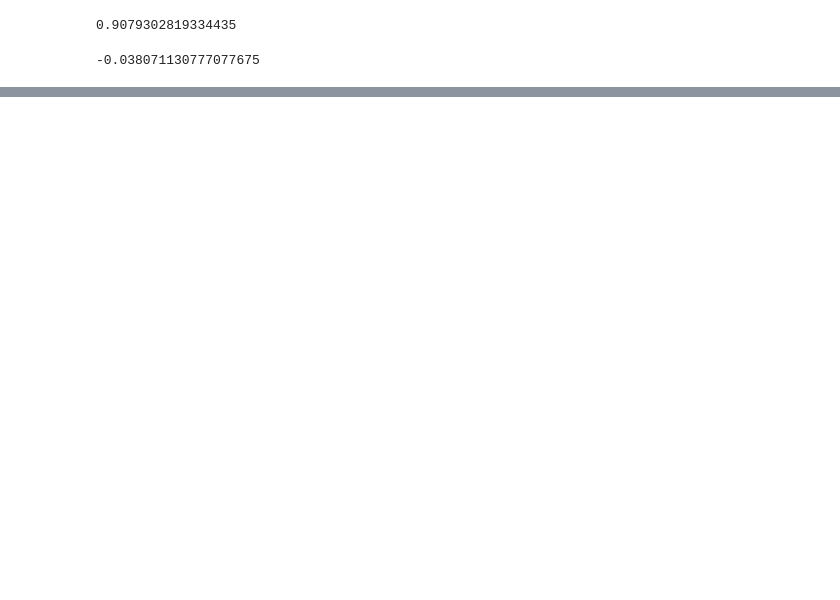
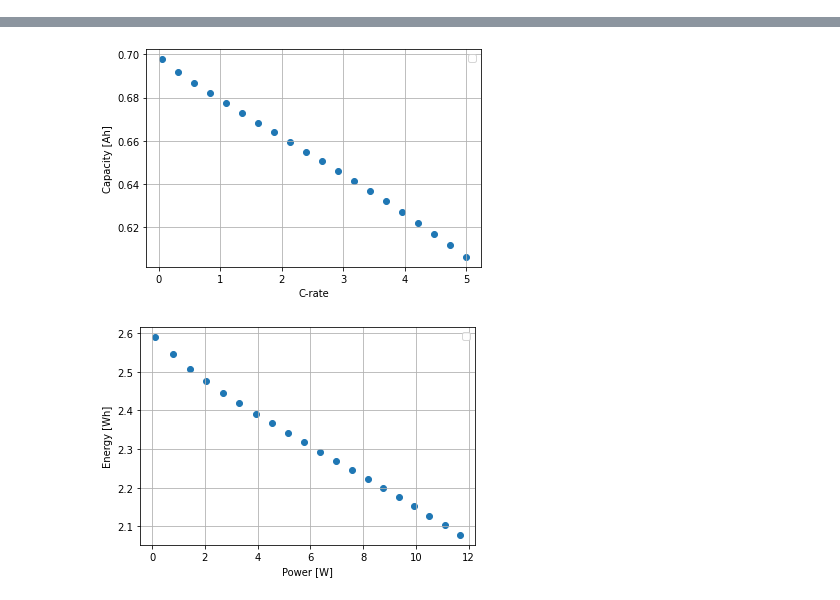
Before and after one commit to Maky55-hub/soc_pybamm_simpy, a Jupyter notebook: simulating_long_experiments.ipynb, the cells around one changed output, grey strips where cells are left out. Drawn from its saved outputs; the diff is of its cells as text; code cells hidden in the pictures; blank space fills up the shorter version.

```diff
--- a/simulating_long_experiments.ipynb
+++ b/simulating_long_experiments.ipynb
@@ -78,18 +6,0 @@ parameter_values['Lower voltage cut-off [V]']
-# %%
-model = pybamm.lithium_ion.DFN()
-parameter_values = pybamm.ParameterValues('Chen2020')
-experiment = pybamm.Experiment([(
-    'Discharge at 0.2 C until 2.5 V',
-    'Rest for 4 hours',
-    'Charge at 0.2 C until 4.2 V',
-    'Hold at 4.2 V until C/100',
-    'Rest for 2 hours'
-)])
-
-simulation = pybamm.Simulation(
-    model=model,
-    experiment=experiment,
-    parameter_values=parameter_values,
-    solver=pybamm.CasadiSolver()
-)
-simulation.solve()
@@ -115,8 +7,29 @@ simulation.solve()
-# %%
-simulation.solution['Negative electrode SOC'].entries[-1]
-# %% [output]
-0.9079302819334435
-# %%
-simulation.solution['Discharge capacity [A.h]'].entries[-1]
-# %% [output]
--0.038071130777077675
+# %%
+model = pybamm.lithium_ion.SPMe()
+# %%
+C_rates = np.linspace(0.05, 5, 20)
+capacities = np.zeros_like(C_rates)
+currents = np.zeros_like(C_rates)
+voltage_av = np.zeros_like(C_rates)
+
+for i, C_rate in enumerate(C_rates):
+    experiment = pybamm.Experiment(
+        ["Discharge at {:.4f}C until 3.2V".format(C_rate)],
+        period="{:.4f} seconds".format(10 / C_rate)
+    )
+    sim = pybamm.Simulation(
+        model,
+        experiment=experiment,
+        solver=pybamm.CasadiSolver(dt_max=120)
+    )
+    sim.solve()
+
+    time = sim.solution["Time [s]"].entries
+    capacity = sim.solution["Discharge capacity [A.h]"]
+    current = sim.solution["Current [A]"]
+    voltage = sim.solution["Terminal voltage [V]"]
+
+    capacities[i] = capacity(time[-1])
+    currents[i] = current(time[-1])
+    voltage_av[i] = np.mean(voltage(time))
+# %% [output]
@@ -122,0 +53,2 @@ simulation.solution['Discharge capacity [A.h]'].entries[-1]
+[figure, added]
+[figure, added]
```
Also changed, not shown: parts of 12 cells of this notebook, 11 other files.
